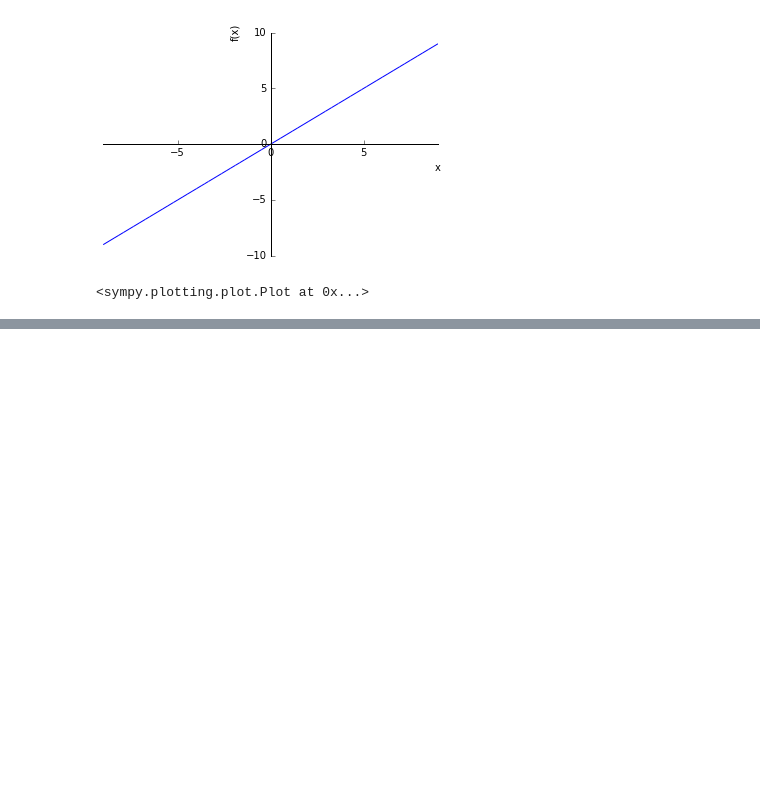
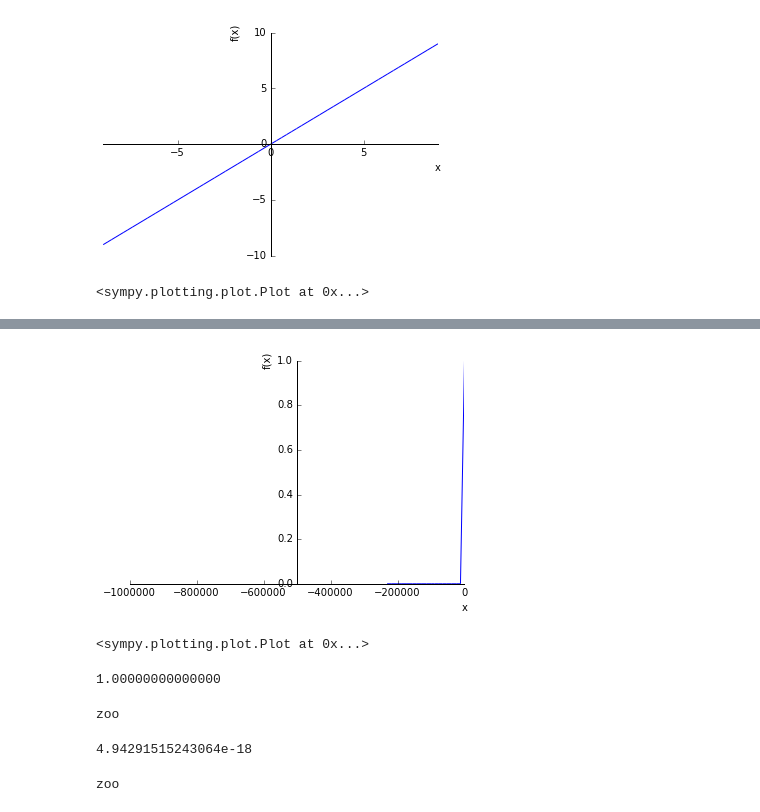
Before and after one commit to skaslev/zeta, a Jupyter notebook: digamma.ipynb, the cells around one changed output, grey strips where cells are left out. Drawn from its saved outputs; the diff is of its cells as text; code cells hidden in the pictures; blank space fills up the shorter version.

```diff
--- a/digamma.ipynb
+++ b/digamma.ipynb
@@ -207,0 +213,21 @@ plot(f-f.subs(x, x/(1-x)), (x, -9, 9))
+# %%
+plot(f.subs(x, x/(1-x)), (x, -1e6, -1))
+# %% [output]
+[figure, added]
+<sympy.plotting.plot.Plot at 0x...>
+# %%
+f.subs(x, x/(1-x)).subs(x, -1).evalf()
+# %% [output]
+1.00000000000000
+# %%
+f.subs(x, x/(1-x)).subs(x, 1).evalf()
+# %% [output]
+zoo
+# %%
+f.subs(x, -1).evalf()
+# %% [output]
+4.94291515243064e-18
+# %%
+f.subs(x, 1).evalf()
+# %% [output]
+zoo
```
Also changed, not shown: parts of 5 cells of this notebook.
